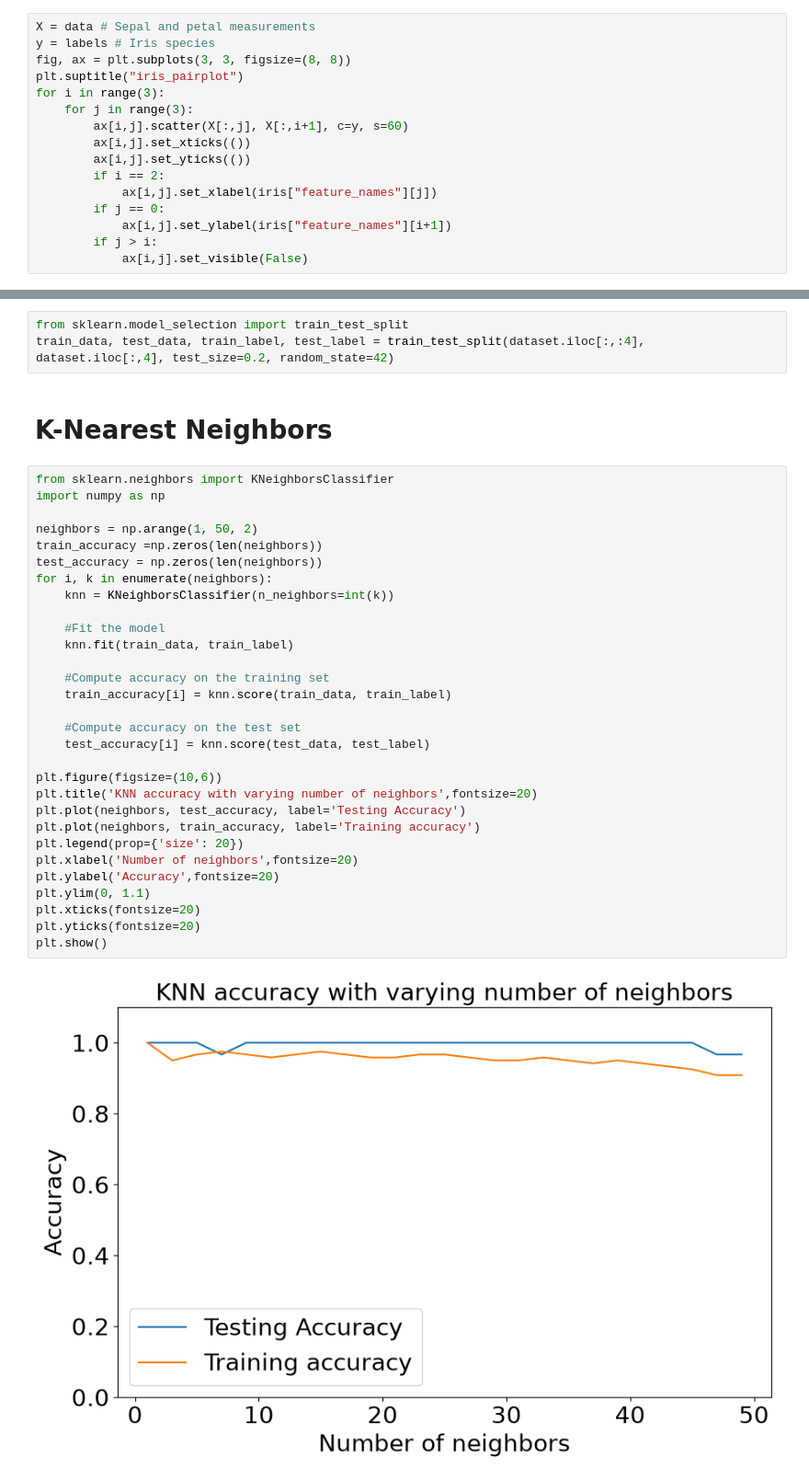
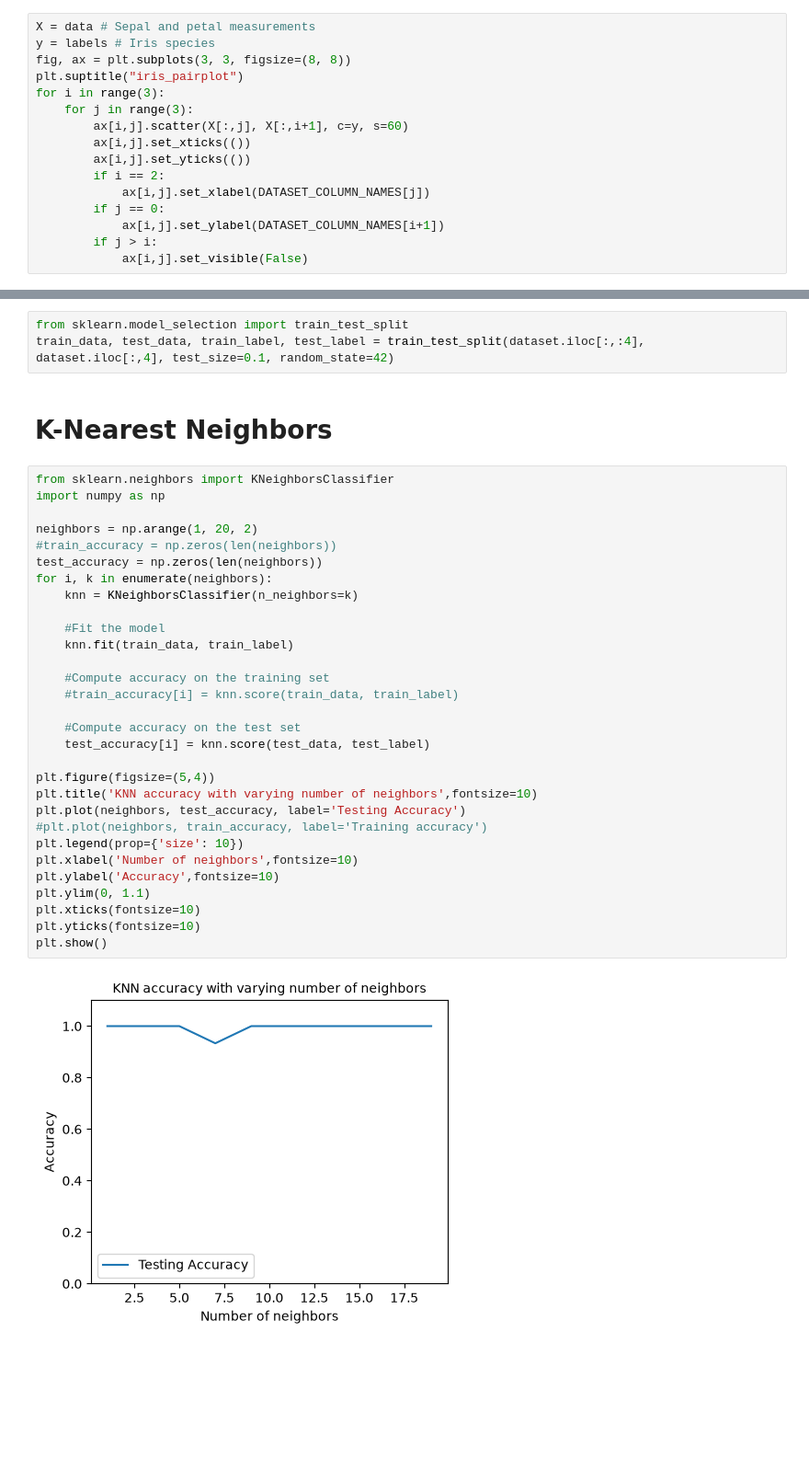
Before and after one commit to benandrews-dev/CD704-ML, a Jupyter notebook: sklearn_toy_datasets/iris/iris.ipynb, the cells around one changed output, grey strips where cells are left out. Shown at 92% size. Drawn from its saved outputs; the diff is of its cells as text; blank space fills up the shorter version.

```diff
--- a/iris/iris.ipynb
+++ b/sklearn_toy_datasets/iris/iris.ipynb
@@ -223,9 +227,9 @@ for i in range(3):
         ax[i,j].set_xticks(())
         ax[i,j].set_yticks(())
         if i == 2:
-            ax[i,j].set_xlabel(iris["feature_names"][j])
+            ax[i,j].set_xlabel(DATASET_COLUMN_NAMES[j])
         if j == 0:
-            ax[i,j].set_ylabel(iris["feature_names"][i+1])
+            ax[i,j].set_ylabel(DATASET_COLUMN_NAMES[i+1])
         if j > i:
             ax[i,j].set_visible(False)
 # %% [output]
@@ -235,38 +238,38 @@ NameError: name 'iris' is not defined
 # Gearing Up for Machine Learning
 # %%
 from sklearn.model_selection import train_test_split
-train_data, test_data, train_label, test_label = train_test_split(dataset.iloc[:,:4], dataset.iloc[:,4], test_size=0.2, random_state=42)
+train_data, test_data, train_label, test_label = train_test_split(dataset.iloc[:,:4], dataset.iloc[:,4], test_size=0.1, random_state=42)
 # %% [markdown]
 # K-Nearest Neighbors
 # %%
 from sklearn.neighbors import KNeighborsClassifier
 import numpy as np
 
-neighbors = np.arange(1, 50, 2)
-train_accuracy =np.zeros(len(neighbors))
+neighbors = np.arange(1, 20, 2)
+#train_accuracy = np.zeros(len(neighbors))
 test_accuracy = np.zeros(len(neighbors))
 for i, k in enumerate(neighbors):
-    knn = KNeighborsClassifier(n_neighbors=int(k))
+    knn = KNeighborsClassifier(n_neighbors=k)
 
     #Fit the model
     knn.fit(train_data, train_label)
 
     #Compute accuracy on the training set
-    train_accuracy[i] = knn.score(train_data, train_label)
+    #train_accuracy[i] = knn.score(train_data, train_label)
 
     #Compute accuracy on the test set
     test_accuracy[i] = knn.score(test_data, test_label)
 
-plt.figure(figsize=(10,6))
-plt.title('KNN accuracy with varying number of neighbors',fontsize=20)
+plt.figure(figsize=(5,4))
+plt.title('KNN accuracy with varying number of neighbors',fontsize=10)
 plt.plot(neighbors, test_accuracy, label='Testing Accuracy')
-plt.plot(neighbors, train_accuracy, label='Training accuracy')
-plt.legend(prop={'size': 20})
-plt.xlabel('Number of neighbors',fontsize=20)
-plt.ylabel('Accuracy',fontsize=20)
+#plt.plot(neighbors, train_accuracy, label='Training accuracy')
+plt.legend(prop={'size': 10})
+plt.xlabel('Number of neighbors',fontsize=10)
+plt.ylabel('Accuracy',fontsize=10)
 plt.ylim(0, 1.1)
-plt.xticks(fontsize=20)
-plt.yticks(fontsize=20)
+plt.xticks(fontsize=10)
+plt.yticks(fontsize=10)
 plt.show()
 # %% [output]
-[figure, old version]
+[figure, new version]
```
Also changed, not shown: parts of 7 cells of this notebook.
